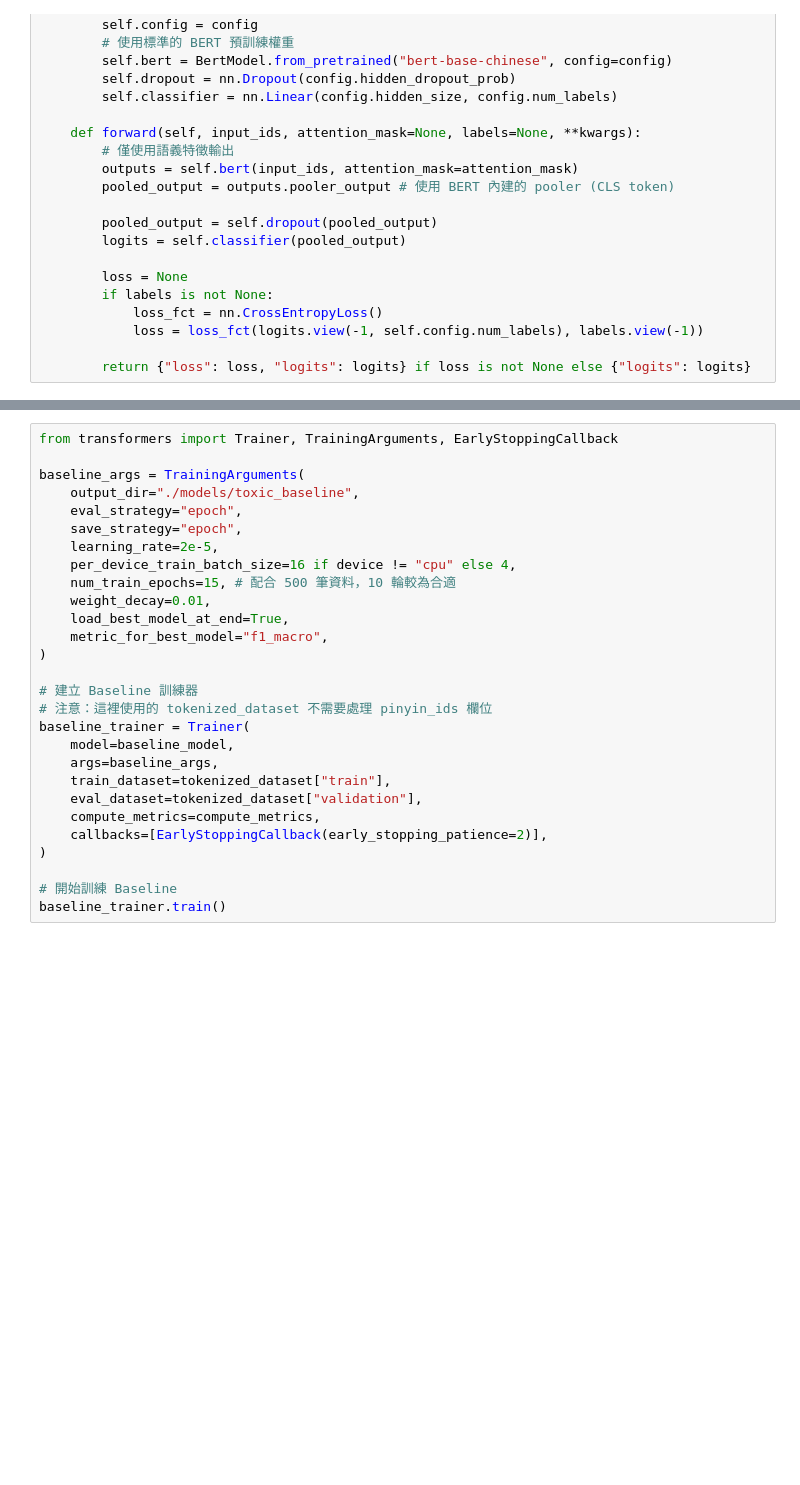
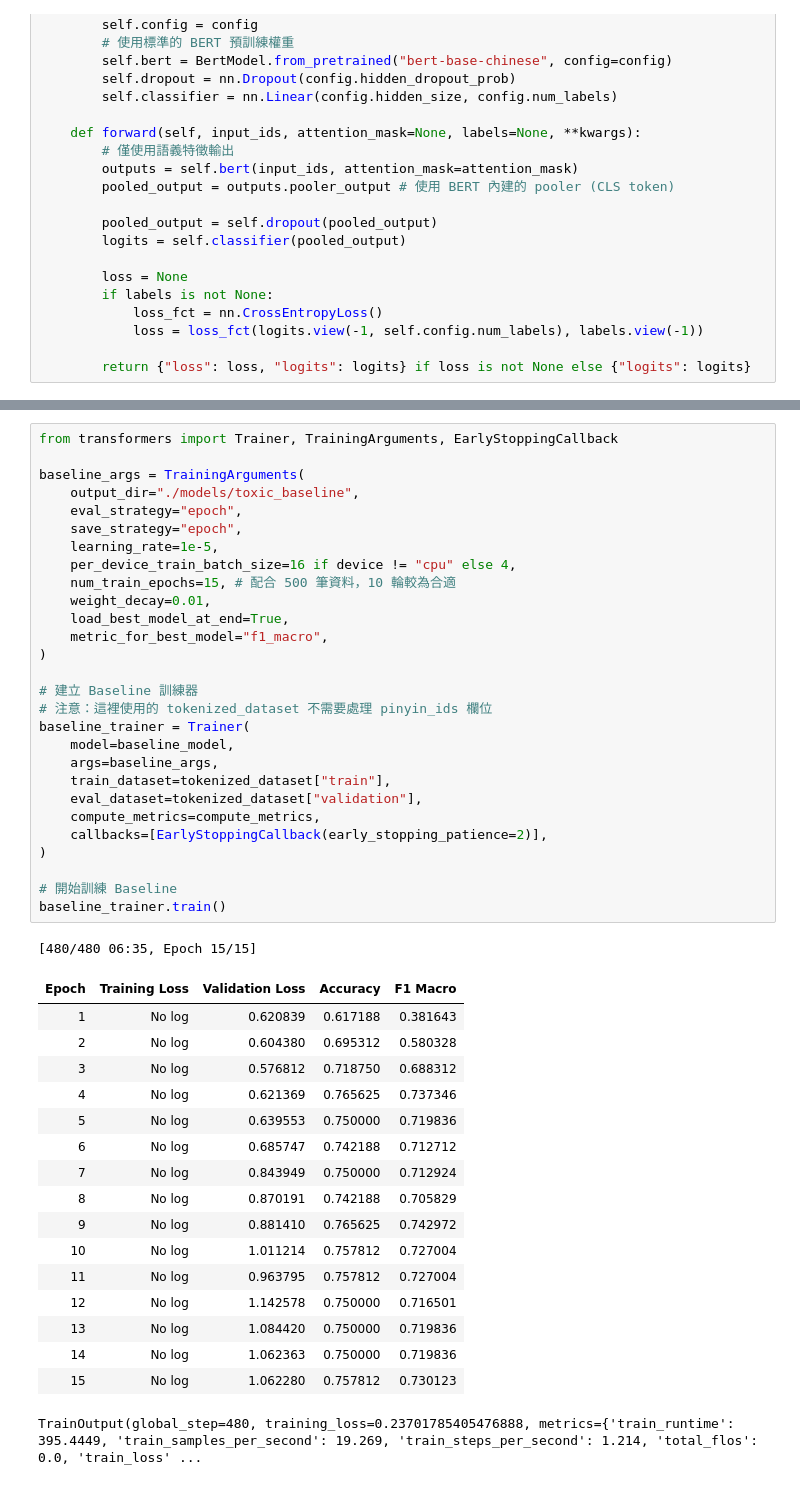
Before and after one commit to Selinaliu1030/ChinesePun, a Jupyter notebook: toxic_classifier.ipynb, the cells around one changed output, grey strips where cells are left out. Cells and saved outputs as stored; diff of their text form; blank space fills up the shorter version.

```diff
--- a/toxic_classifier.ipynb
+++ b/toxic_classifier.ipynb
@@ -349,29 +374,48 @@ baseline_model = BertBaselineClassifier(baseline_config).to(device)
 # %%
 from transformers import Trainer, TrainingArguments, EarlyStoppingCallback
 
 baseline_args = TrainingArguments(
     output_dir="./models/toxic_baseline",
     eval_strategy="epoch",
     save_strategy="epoch",
-    learning_rate=2e-5,
+    learning_rate=1e-5,
     per_device_train_batch_size=16 if device != "cpu" else 4,
     num_train_epochs=15, # 配合 500 筆資料，10 輪較為合適
     weight_decay=0.01,
     load_best_model_at_end=True,
     metric_for_best_model="f1_macro",
 )
 
 # 建立 Baseline 訓練器
 # 注意：這裡使用的 tokenized_dataset 不需要處理 pinyin_ids 欄位
 baseline_trainer = Trainer(
     model=baseline_model,
     args=baseline_args,
     train_dataset=tokenized_dataset["train"],
     eval_dataset=tokenized_dataset["validation"],
     compute_metrics=compute_metrics,
     callbacks=[EarlyStoppingCallback(early_stopping_patience=2)],
 )
 
 # 開始訓練 Baseline
 baseline_trainer.train()
+# %% [output]
+[480/480 06:35, Epoch 15/15]
+| Epoch | Training Loss | Validation Loss | Accuracy | F1 Macro |
+| 1 | No log | 0.620839 | 0.617188 | 0.381643 |
+| 2 | No log | 0.604380 | 0.695312 | 0.580328 |
+| 3 | No log | 0.576812 | 0.718750 | 0.688312 |
+| 4 | No log | 0.621369 | 0.765625 | 0.737346 |
+| 5 | No log | 0.639553 | 0.750000 | 0.719836 |
+| 6 | No log | 0.685747 | 0.742188 | 0.712712 |
+| 7 | No log | 0.843949 | 0.750000 | 0.712924 |
+| 8 | No log | 0.870191 | 0.742188 | 0.705829 |
+| 9 | No log | 0.881410 | 0.765625 | 0.742972 |
+| 10 | No log | 1.011214 | 0.757812 | 0.727004 |
+| 11 | No log | 0.963795 | 0.757812 | 0.727004 |
+| 12 | No log | 1.142578 | 0.750000 | 0.716501 |
+| 13 | No log | 1.084420 | 0.750000 | 0.719836 |
+| 14 | No log | 1.062363 | 0.750000 | 0.719836 |
+| 15 | No log | 1.062280 | 0.757812 | 0.730123 |
+TrainOutput(global_step=480, training_loss=0.23701785405476888, metrics={'train_runtime': 395.4449, 'train_samples_per_second': 19.269, 'train_steps_per_second': 1.214, 'total_flos': 0.0, 'train_loss' ...
 # %%
```
Also changed, not shown: parts of 7 cells of this notebook.
